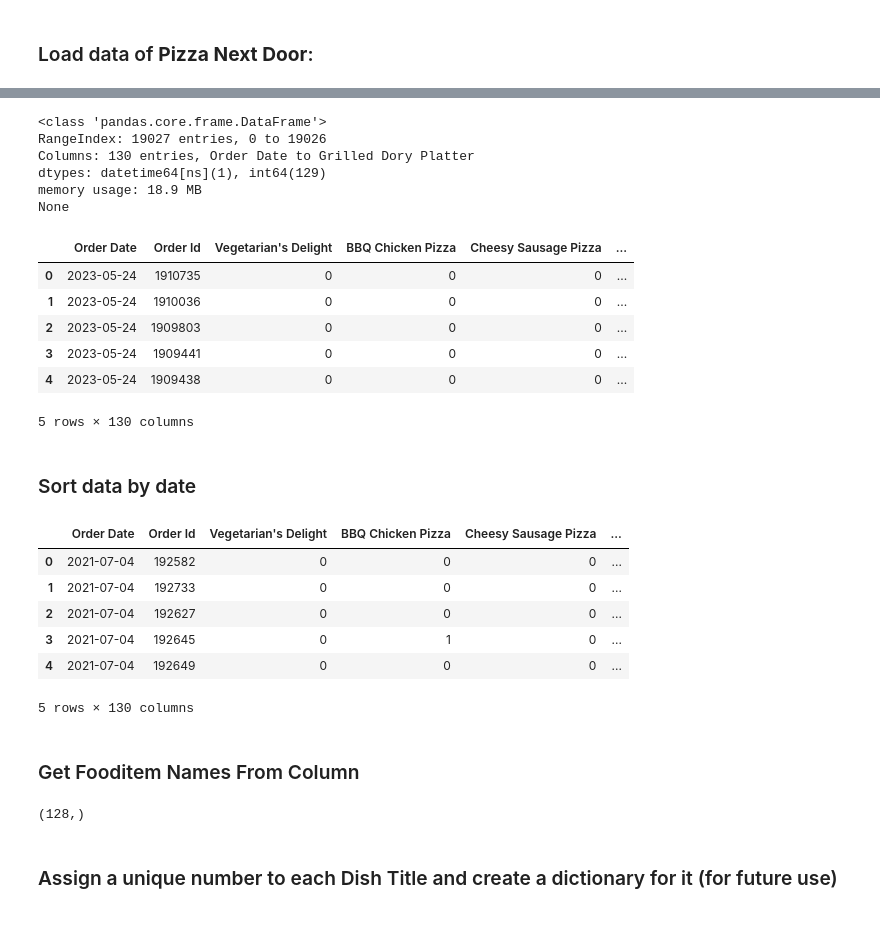
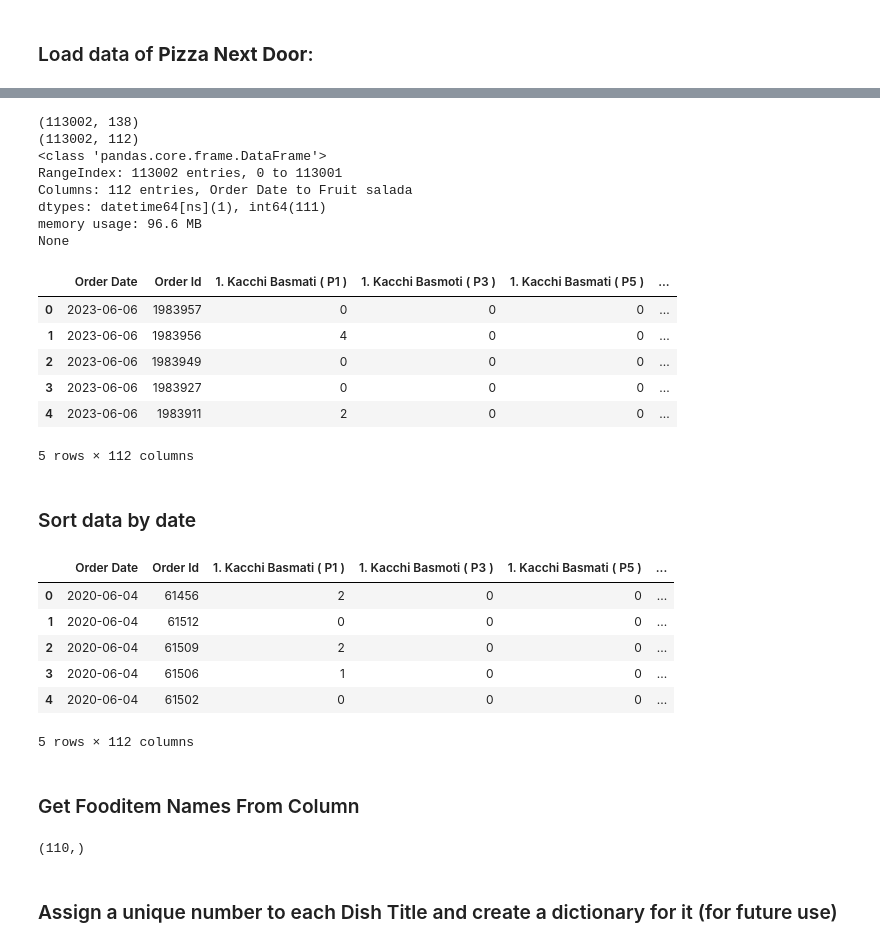
Before and after one commit to Zarar089/Restaurant-Order-Prediction-USTGCN, a Jupyter notebook: preprocessing/clean_raw_new.ipynb, the cells around one changed output, grey strips where cells are left out. Drawn from its saved outputs; the diff is of its cells as text; code cells hidden in the pictures.

Commit message:
discard items from dataframe for preprocessing

```diff
--- a/preprocessing/clean_raw_new.ipynb
+++ b/preprocessing/clean_raw_new.ipynb
@@ -7,2 +8,10 @@ import pandas as pd
 # %% [markdown]
 ### Load data of **Pizza Next Door**:
+# %%
+config = None
+with open(
+        f'../configs/ustgcn_config.yaml',
+        'r', encoding='utf8'
+    ) as config_file:
+        config = yaml.safe_load(config_file)
+config
@@ -8,0 +36,4 @@ import pandas as pd
+# %%
+discard_items_path = "../"+config["data_params"]["discard_items_path"]
+discard_items_df = pd.read_csv(discard_items_path)
+discard_items_df
@@ -9,22 +54,31 @@ import pandas as pd
+# %%
+filtered_df = discard_items_df[discard_items_df['Discard'] == 1]
+discard_items = filtered_df['Selected Menu']
+columns_to_drop = discard_items.tolist()
 # %%
-data = pd.read_csv('../data/raw/sales_analysis.csv')
+data = pd.read_csv('../data/raw/shop-data-101000.csv')
+print(data.shape)
+data = data.drop(columns=columns_to_drop, errors='ignore')
+print(data.shape)
 data['Order Date'] = pd.to_datetime(data['Order Date'])
 print(data.info())
 data.head()
 # %% [output]
+(113002, 138)
+(113002, 112)
 <class 'pandas.core.frame.DataFrame'>
-RangeIndex: 19027 entries, 0 to 19026
-Columns: 130 entries, Order Date to Grilled Dory Platter
-dtypes: datetime64[ns](1), int64(129)
-memory usage: 18.9 MB
+RangeIndex: 113002 entries, 0 to 113001
+Columns: 112 entries, Order Date to Fruit salada
+dtypes: datetime64[ns](1), int64(111)
+memory usage: 96.6 MB
 None
-|  | Order Date | Order Id | Vegetarian's Delight | BBQ Chicken Pizza | Cheesy Sausage Pizza | ... |
-| 0 | 2023-05-24 | 1910735 | 0 | 0 | 0 | ... |
-| 1 | 2023-05-24 | 1910036 | 0 | 0 | 0 | ... |
-| 2 | 2023-05-24 | 1909803 | 0 | 0 | 0 | ... |
-| 3 | 2023-05-24 | 1909441 | 0 | 0 | 0 | ... |
-| 4 | 2023-05-24 | 1909438 | 0 | 0 | 0 | ... |
+|  | Order Date | Order Id | 1. Kacchi Basmati ( P1 ) | 1. Kacchi Basmoti ( P3 ) | 1. Kacchi Basmati ( P5 ) | ... |
+| 0 | 2023-06-06 | 1983957 | 0 | 0 | 0 | ... |
+| 1 | 2023-06-06 | 1983956 | 4 | 0 | 0 | ... |
+| 2 | 2023-06-06 | 1983949 | 0 | 0 | 0 | ... |
+| 3 | 2023-06-06 | 1983927 | 0 | 0 | 0 | ... |
+| 4 | 2023-06-06 | 1983911 | 2 | 0 | 0 | ... |
-5 rows × 130 columns
+5 rows × 112 columns
 # %% [markdown]
 ### Sort data by date
 # %%
@@ -32,20 +86,20 @@ data = data.sort_values(by=['Order Date'])
 data = data.reset_index(drop=True)
 data.head()
 # %% [output]
-|  | Order Date | Order Id | Vegetarian's Delight | BBQ Chicken Pizza | Cheesy Sausage Pizza | ... |
-| 0 | 2021-07-04 | 192582 | 0 | 0 | 0 | ... |
-| 1 | 2021-07-04 | 192733 | 0 | 0 | 0 | ... |
-| 2 | 2021-07-04 | 192627 | 0 | 0 | 0 | ... |
-| 3 | 2021-07-04 | 192645 | 0 | 1 | 0 | ... |
-| 4 | 2021-07-04 | 192649 | 0 | 0 | 0 | ... |
+|  | Order Date | Order Id | 1. Kacchi Basmati ( P1 ) | 1. Kacchi Basmoti ( P3 ) | 1. Kacchi Basmati ( P5 ) | ... |
+| 0 | 2020-06-04 | 61456 | 2 | 0 | 0 | ... |
+| 1 | 2020-06-04 | 61512 | 0 | 0 | 0 | ... |
+| 2 | 2020-06-04 | 61509 | 2 | 0 | 0 | ... |
+| 3 | 2020-06-04 | 61506 | 1 | 0 | 0 | ... |
+| 4 | 2020-06-04 | 61502 | 0 | 0 | 0 | ... |
-5 rows × 130 columns
+5 rows × 112 columns
 # %% [markdown]
 ### Get Fooditem Names From Column
 # %%
 dish_titles = data.columns.to_numpy()[2:]
 print(dish_titles.shape)
 # %% [output]
-(128,)
+(110,)
 # %% [markdown]
 ### Assign a unique number to each Dish Title and create a dictionary for it (for future use)
 # %%
```
Also changed, not shown: parts of 10 cells of this notebook, 7 other files.
